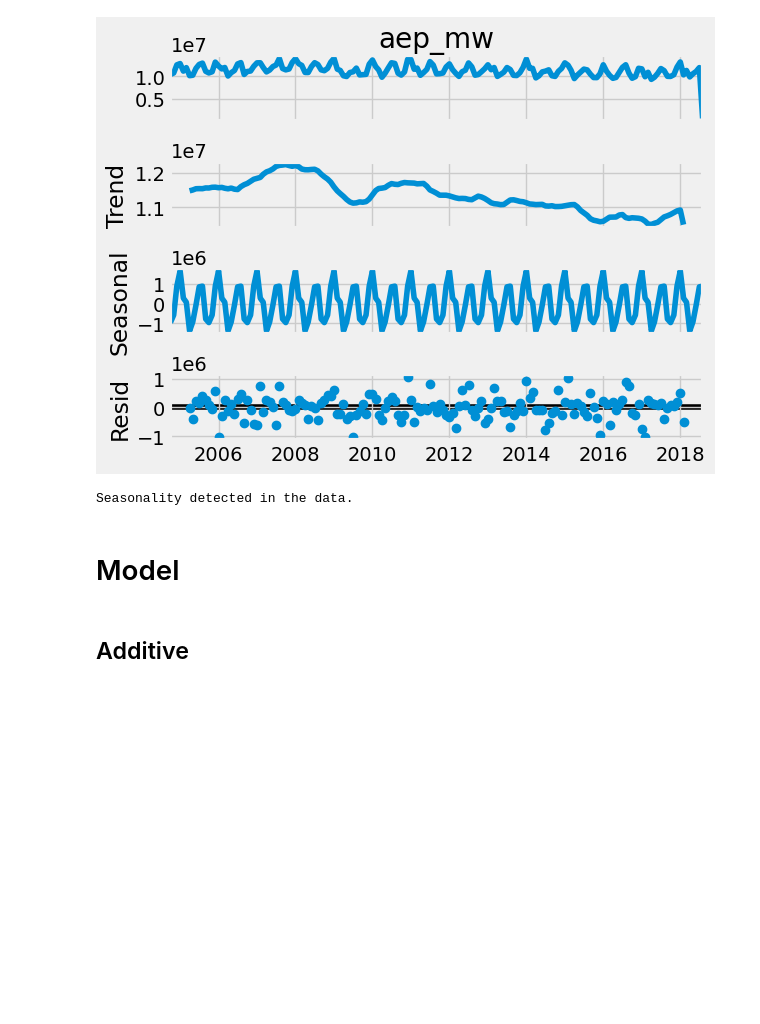
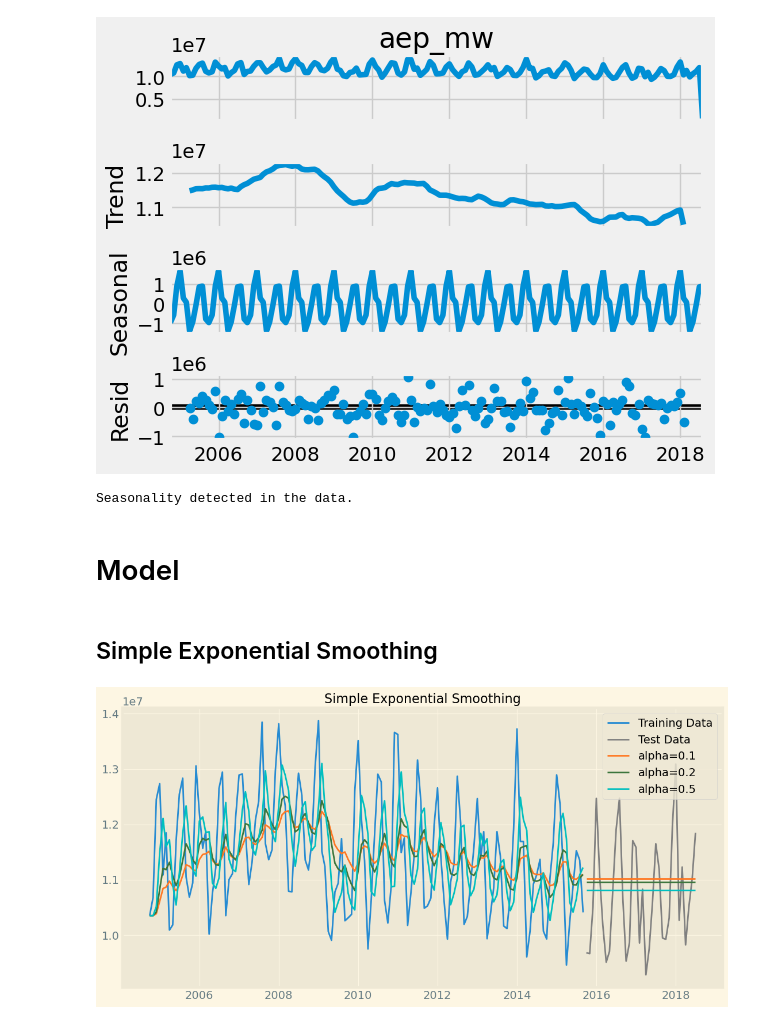
Before and after one commit to MarkPhamm/AI---ML, a Jupyter notebook: machine_learning/time_series/ES.ipynb, the cells around one changed output. Cells and saved outputs as stored; diff of their text form; code cells hidden in the pictures; blank space fills up the shorter version.

```diff
--- a/machine_learning/time_series/ES.ipynb
+++ b/machine_learning/time_series/ES.ipynb
@@ -149,5 +149,3 @@ check_seasonality(df['aep_mw'])
 Seasonality detected in the data.
 # %% [markdown]
 # Model
-# %% [markdown]
-## Additive
@@ -153,0 +157,41 @@ Seasonality detected in the data.
+# %%
+
+# Splitting data into train and test sets
+train, test = train_test_split(df, test_size=0.2, shuffle=False)
+
+# Set index frequency
+train.index = pd.to_datetime(train.index)
+test.index = pd.to_datetime(test.index)
+train.index.freq = train.index.inferred_freq
+test.index.freq = test.index.inferred_freq
+
+pred = test.copy()
+# %% [markdown]
+## Simple Exponential Smoothing
+# %%
+model = SimpleExpSmoothing(np.asarray(train['aep_mw']))
+model._index = pd.to_datetime(train.index)
+
+fit1 = model.fit()
+pred1 = fit1.forecast(len(test))
+
+fit2 = model.fit(smoothing_level=0.2)
+pred2 = fit2.forecast(len(test))
+
+fit3 = model.fit(smoothing_level=0.5)
+pred3 = fit3.forecast(len(test))
+
+# Plot results
+fig, ax = plt.subplots(figsize=(12, 6))
+ax.plot(train.index, train['aep_mw'], label='Training Data')
+ax.plot(test.index, test['aep_mw'], color="gray", label='Test Data')
+
+for p, f, c, alpha in zip((pred1, pred2, pred3), (fit1, fit2, fit3), ('#ff7823', '#3c763d', 'c'), (fit1.params['smoothing_level'], fit2.params['smoothing_level'], fit3.params['smoothing_level'])):
+    ax.plot(train.index, f.fittedvalues, color=c, label=f'alpha={alpha:.1f}')
+    ax.plot(test.index, p, color=c)
+
+plt.title("Simple Exponential Smoothing")
+plt.legend()
+plt.show()
+# %% [output]
+[figure, added]
```
Also changed, not shown: parts of 8 cells of this notebook, 36 other files.
